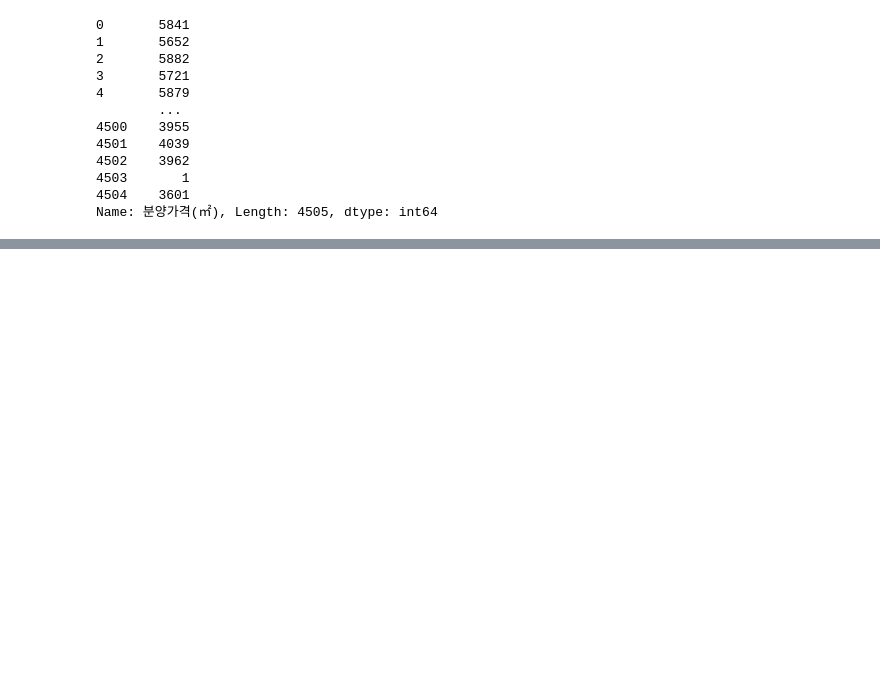
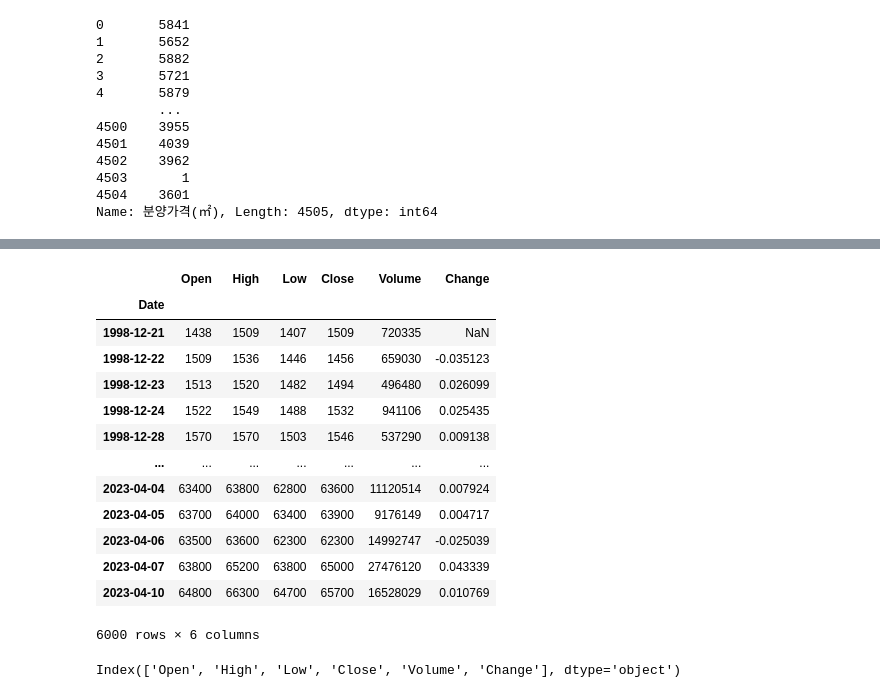
Before and after one commit to datajcthemax/playdata, a Jupyter notebook: day11.ipynb, the cells around one changed output, grey strips where cells are left out. Drawn from its saved outputs; the diff is of its cells as text; code cells hidden in the pictures; blank space fills up the shorter version.

```diff
--- a/day11.ipynb
+++ b/day11.ipynb
@@ -947,0 +970,25 @@ Name: 분양가격(㎡), Length: 4505, dtype: int64
+# %%
+import FinanceDataReader as fdr
+
+# 삼성전자(005930) 전체 (1996-11-05 ~ 현재)
+df = fdr.DataReader('005930')
+df
+# %% [output]
+|  | Open | High | Low | Close | Volume | Change |
+| Date |  |  |  |  |  |  |
+| 1998-12-21 | 1438 | 1509 | 1407 | 1509 | 720335 | NaN |
+| 1998-12-22 | 1509 | 1536 | 1446 | 1456 | 659030 | -0.035123 |
+| 1998-12-23 | 1513 | 1520 | 1482 | 1494 | 496480 | 0.026099 |
+| 1998-12-24 | 1522 | 1549 | 1488 | 1532 | 941106 | 0.025435 |
+| 1998-12-28 | 1570 | 1570 | 1503 | 1546 | 537290 | 0.009138 |
+| ... | ... | ... | ... | ... | ... | ... |
+| 2023-04-04 | 63400 | 63800 | 62800 | 63600 | 11120514 | 0.007924 |
+| 2023-04-05 | 63700 | 64000 | 63400 | 63900 | 9176149 | 0.004717 |
+| 2023-04-06 | 63500 | 63600 | 62300 | 62300 | 14992747 | -0.025039 |
+| 2023-04-07 | 63800 | 65200 | 63800 | 65000 | 27476120 | 0.043339 |
+| 2023-04-10 | 64800 | 66300 | 64700 | 65700 | 16528029 | 0.010769 |
+6000 rows × 6 columns
+# %%
+df.columns
+# %% [output]
+Index(['Open', 'High', 'Low', 'Close', 'Volume', 'Change'], dtype='object')
```
Also changed, not shown: parts of 11 cells of this notebook.
